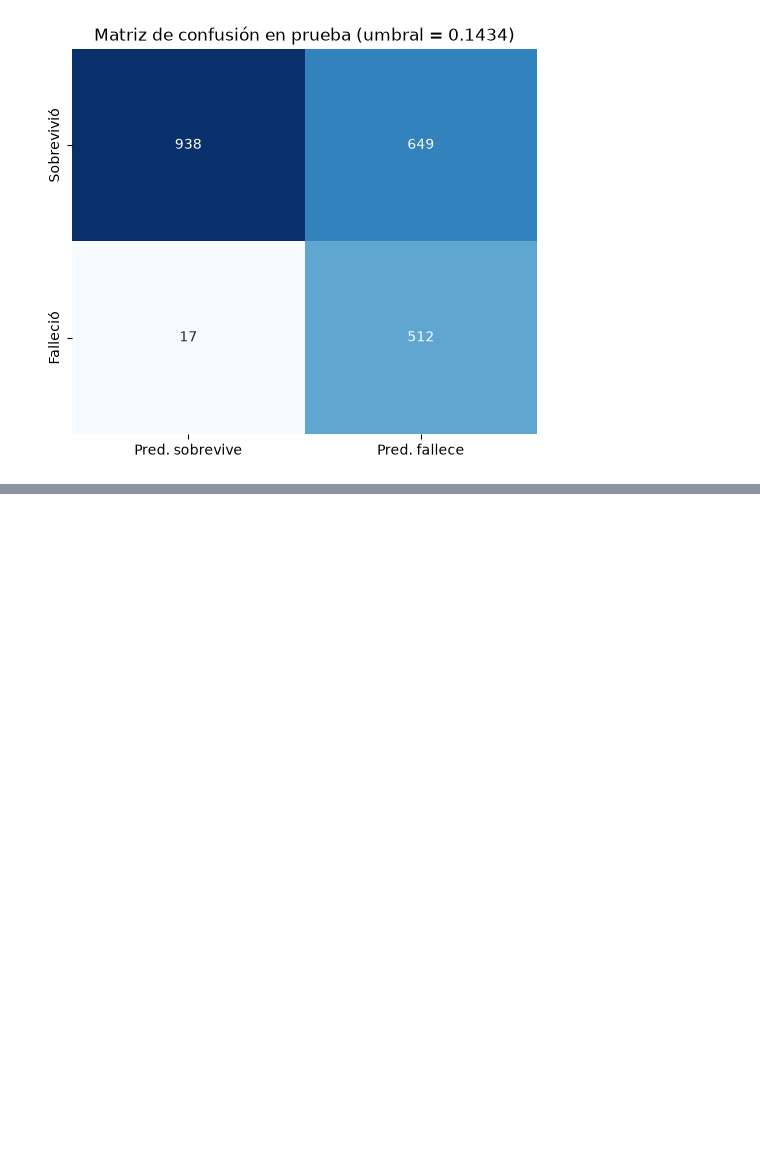
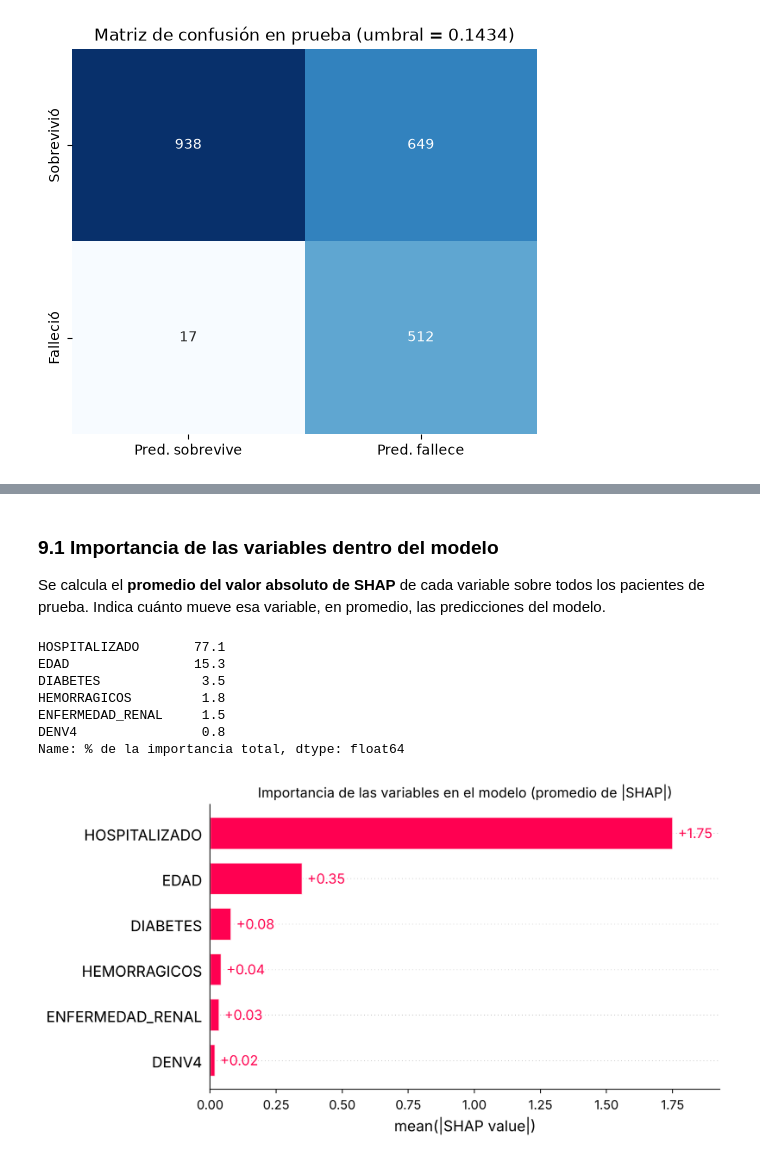
Before and after one commit to lbeltran-dev/Modelo-de-Regresion-Logistica-Para-Defuncion-Por-Dengue, a Jupyter notebook: 04_modelo.ipynb, the cells around one changed output, grey strips where cells are left out. Saved outputs shown, nothing was run; the diff lists cells and outputs as text; code cells hidden in the pictures; blank space fills up the shorter version.

Commit message:
Actualización del modelo con SHAP

```diff
--- a/04_modelo.ipynb
+++ b/04_modelo.ipynb
@@ -750,0 +669,42 @@ Sí, de forma **buena para discriminar** y **limitada para confirmar**:
+# %%
+import shap
+
+# Explicador para modelos lineales: usa los coeficientes del modelo final y el conjunto de entrenamiento como referencia
+coeficientes = modelo_final.params.drop('const').values
+intercepto = modelo_final.params['const']
+fondo = shap.maskers.Independent(X_train[variables], max_samples=len(X_train))
+explainer = shap.LinearExplainer((coeficientes, intercepto), fondo)
+
+# Valores SHAP de los pacientes de prueba
+shap_values = pd.DataFrame(explainer.shap_values(X_test[variables]), columns=variables, index=X_test.index)
+
+# Juntar los dos términos de la edad en una sola variable
+shap_values['EDAD'] = shap_values['EDAD_ANOS'] + shap_values['EDAD_ANOS_2']
+shap_values = shap_values.drop(columns=['EDAD_ANOS', 'EDAD_ANOS_2'])
+datos = X_test[variables].drop(columns=['EDAD_ANOS_2']).rename(columns={'EDAD_ANOS': 'EDAD'})[shap_values.columns]
+
+# Objeto que usan las gráficas de shap
+explicacion = shap.Explanation(values=shap_values.values,
+                               base_values=np.full(len(shap_values), explainer.expected_value),
+                               data=datos.values,
+                               feature_names=list(shap_values.columns))
+# %% [markdown]
+### 9.1 Importancia de las variables dentro del modelo
+
+Se calcula el **promedio del valor absoluto de SHAP** de cada variable sobre todos los pacientes de prueba. Indica cuánto mueve esa variable, en promedio, las predicciones del modelo.
+# %%
+importancia = shap_values.abs().mean().sort_values(ascending=False)
+print((importancia / importancia.sum() * 100).round(1).rename('% de la importancia total'))
+
+shap.plots.bar(explicacion, show=False)
+plt.title('Importancia de las variables en el modelo (promedio de |SHAP|)')
+plt.show()
+# %% [output]
+HOSPITALIZADO       77.1
+EDAD                15.3
+DIABETES             3.5
+HEMORRAGICOS         1.8
+ENFERMEDAD_RENAL     1.5
+DENV4                0.8
+Name: % de la importancia total, dtype: float64
+[figure, added]
```
Also changed, not shown: parts of 24 cells of this notebook, 1 other file.
